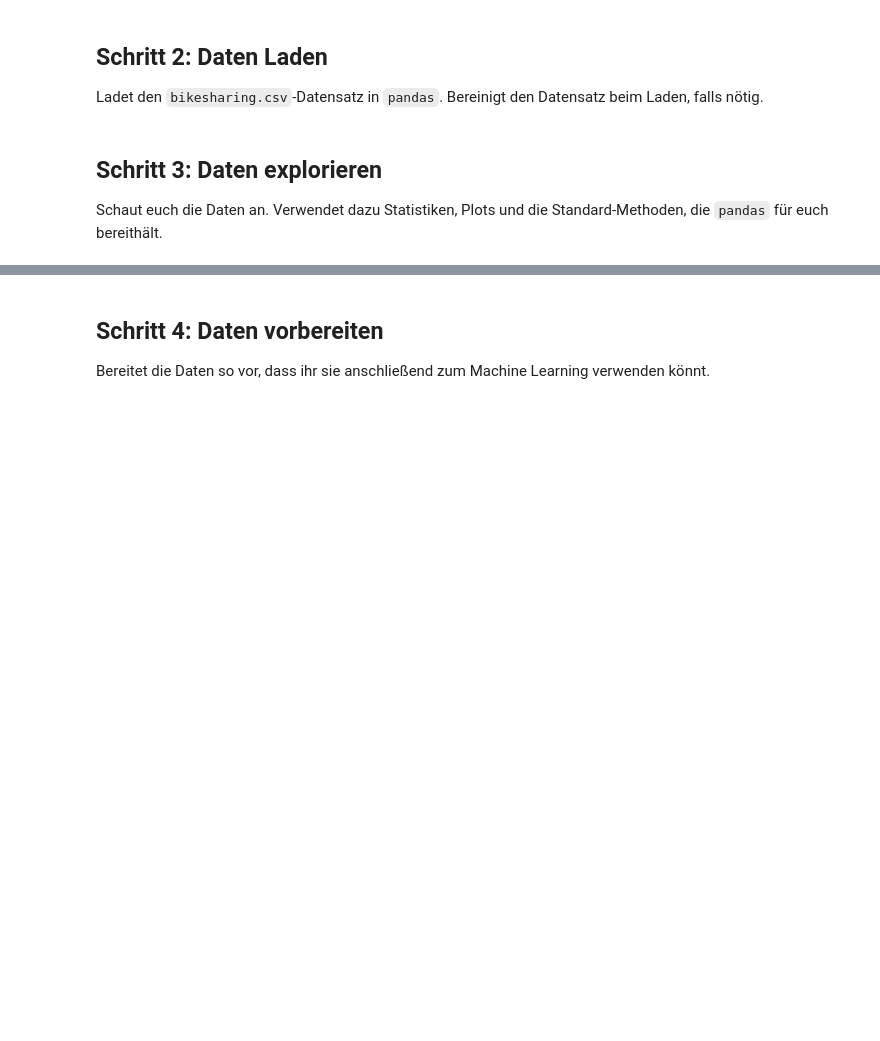
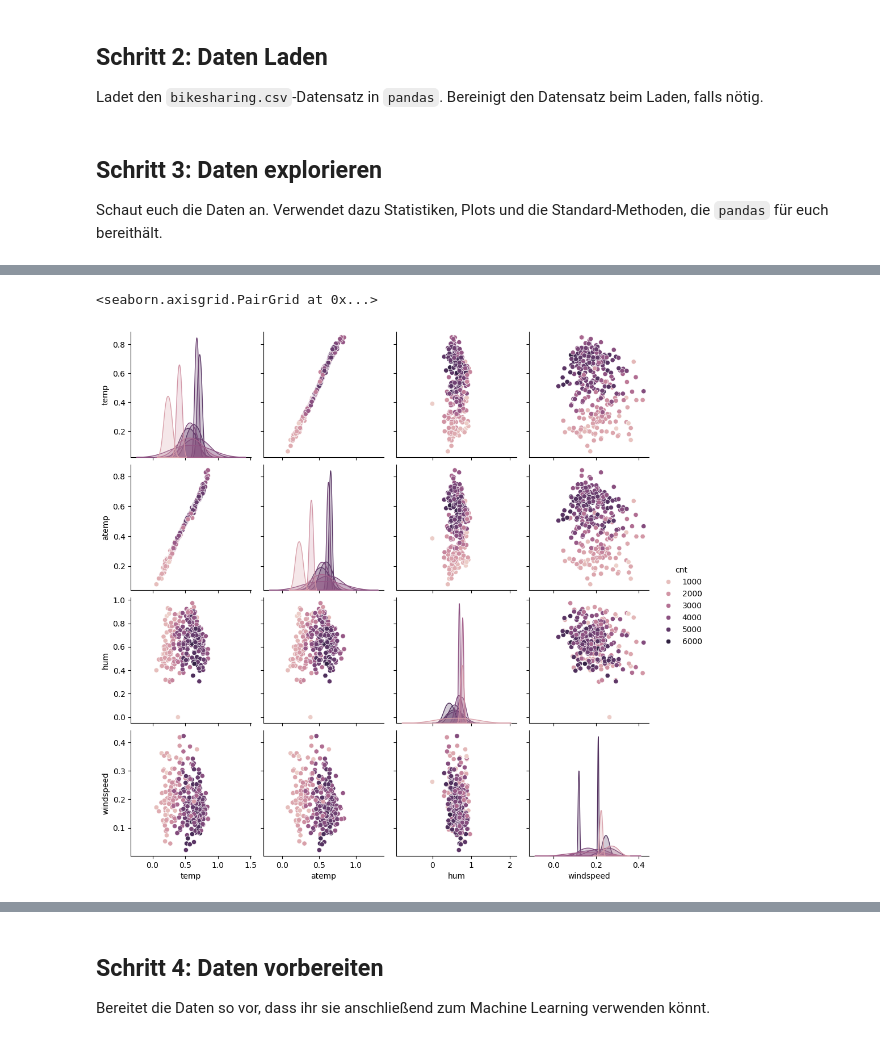
Before and after one commit to SimonLantschner/data-science-ue-ct, a Jupyter notebook: notebooks/04_supervised_regression.ipynb, the cells around one changed output, grey strips where cells are left out. Saved outputs shown, nothing was run; the diff lists cells and outputs as text; code cells hidden in the pictures; blank space fills up the shorter version.

```diff
--- a/notebooks/04_supervised_regression.ipynb
+++ b/notebooks/04_supervised_regression.ipynb
@@ -25,7 +50,11 @@ Ladet folgende Werkzeuge in eurem Python-Kernel:
 
 Ladet den `bikesharing.csv`-Datensatz in `pandas`. Bereinigt den Datensatz beim Laden, falls nötig.
 # %%
-# Euer Code
+# Laden: ";" als Trennzeichen, Titelzeile (Zeile 0) überspringen, nur die 16 echten Spalten laden
+data = read_csv("../data/bikesharing.csv", sep=";", skiprows=[0], usecols=range(16), nrows=310)
+
+# Zeilen mit fehlenden Werten entfernen
+data = data.dropna()
 # %% [markdown]
 ## Schritt 3: Daten explorieren
 
@@ -35,0 +106,6 @@ Schaut euch die Daten an. Verwendet dazu Statistiken, Plots und die Standard-Met
+# %%
+# Pairplot von allen Features, farblich nach der Zielvariable "cnt" unterscheiden
+pairplot(data[['temp', 'atemp', 'hum', 'windspeed', 'cnt']], hue='cnt')
+# %% [output]
+<seaborn.axisgrid.PairGrid at 0x...>
+[figure, added]
```
Also changed, not shown: parts of 20 cells of this notebook.
